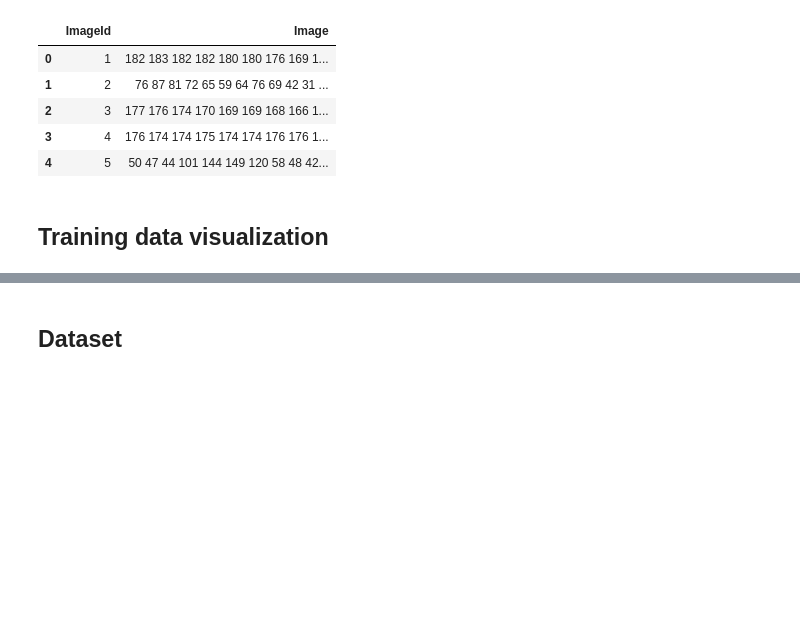
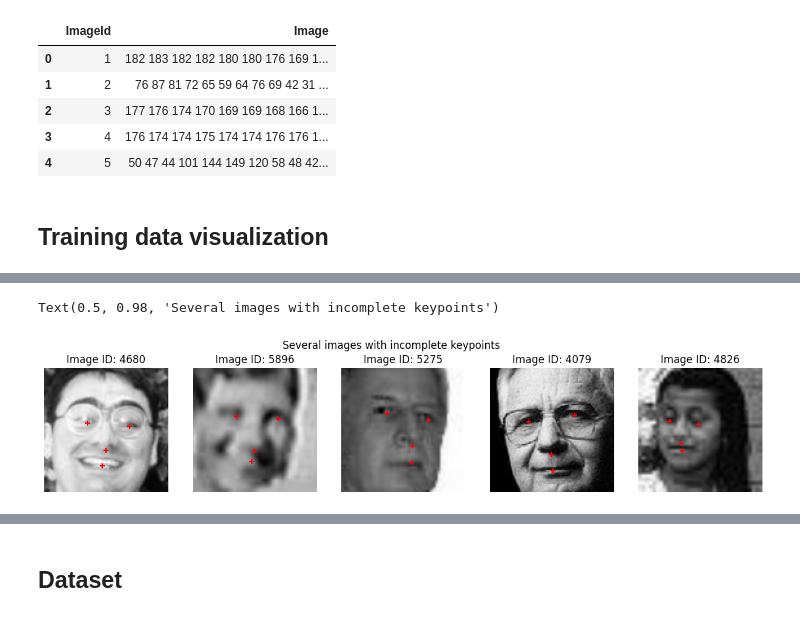
Before and after one commit to janburian/MPV, a Jupyter notebook: facial-keypoints-detection/Facial keypoints detection.ipynb, the cells around one changed output, grey strips where cells are left out. Drawn from its saved outputs; the diff is of its cells as text; code cells hidden in the pictures; blank space fills up the shorter version.

```diff
--- a/facial-keypoints-detection/Facial keypoints detection.ipynb
+++ b/facial-keypoints-detection/Facial keypoints detection.ipynb
@@ -160,0 +241,36 @@ visualize_num_valid_keypoints(keypoint_count_dictionary)
+# %%
+def get_images_indices_lack_of_keypoints():
+    images_indices = [] # list in which will be the indices of images with lack of keypoints
+
+    for idx, row in train_csv.iterrows():
+        image_data = train_csv.iloc[idx]
+        keypoints_data = image_data[:-1]
+
+        # Check for non-numeric values and NaN
+        valid_keypoint_data = keypoints_data[pd.to_numeric(keypoints_data, errors='coerce').notna()]
+
+        # Count the number of valid values
+        num_valid_keypoint_data = len(valid_keypoint_data)
+
+        if num_valid_keypoint_data < 30:
+            images_indices.append(idx)
+
+    return images_indices
+# %%
+images_list = get_images_indices_lack_of_keypoints()
+# print(images_list)
+# %%
+num_images = 5 # number of images to be visualized with keypoints
+fig, axes = plt.subplots(1, num_images, figsize=(15, 3))
+incomplete_keypoints_indices = []
+
+for i in range(num_images):
+    idx = random.randint(0,len(images_list)) # getting index for images_list
+    image_idx = images_list[idx] # getting index of the image
+    incomplete_keypoints_indices.append(image_idx)
+    visualize_image_data(num_images, train_csv, image_idx, axes)
+
+fig.suptitle("Several images with incomplete keypoints")
+# %% [output]
+Text(0.5, 0.98, 'Several images with incomplete keypoints')
+[figure, added]
```
Also changed, not shown: parts of 52 cells of this notebook.
